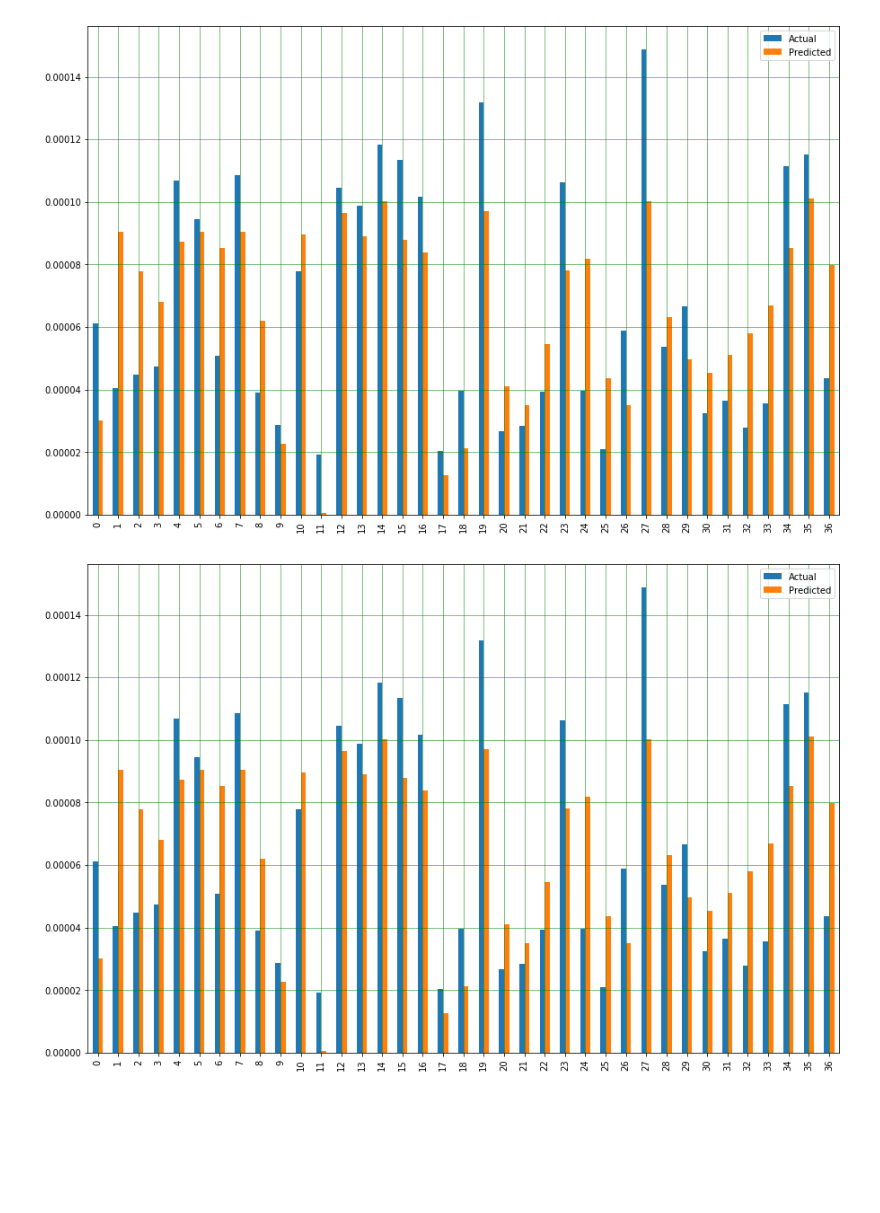
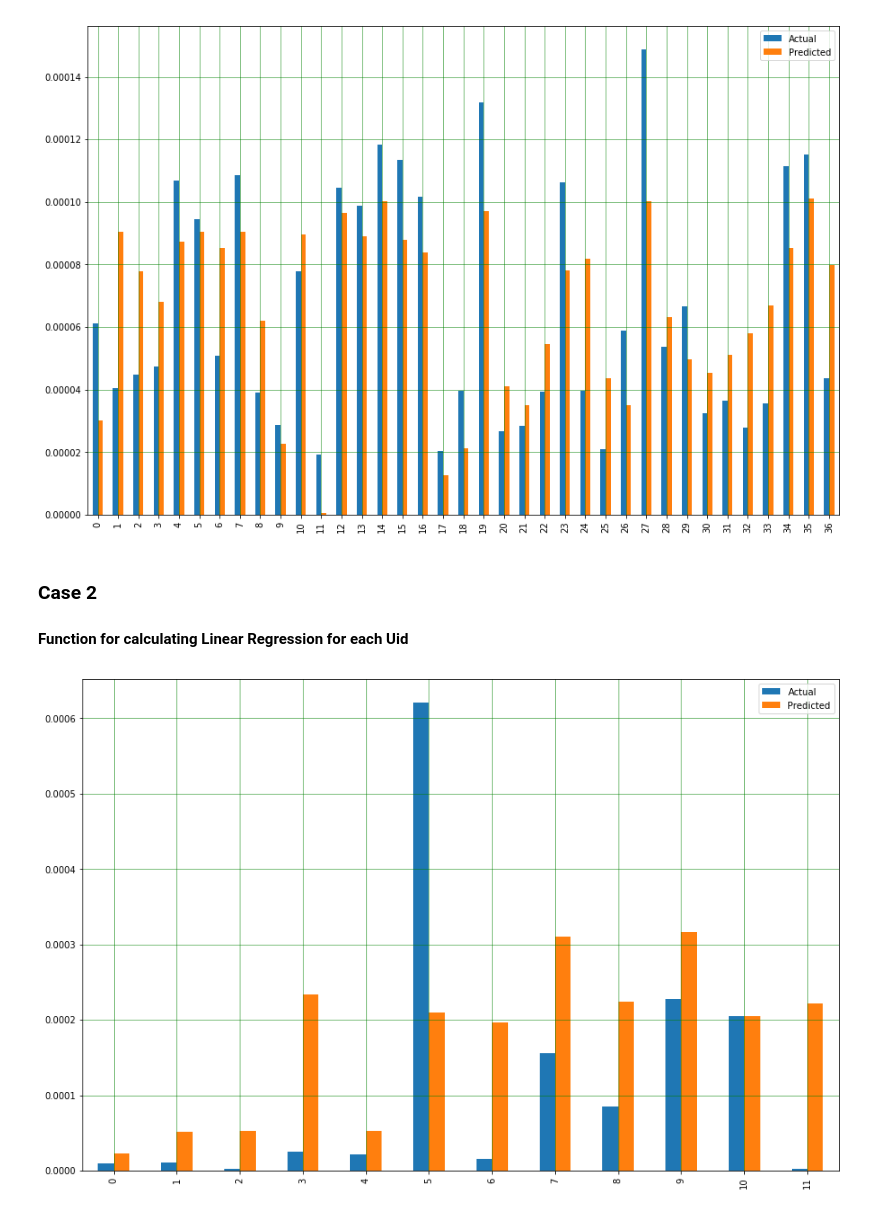
Before and after one commit to kedrboje/tst, a Jupyter notebook: mainLR.ipynb, the cells around one changed output. Drawn from its saved outputs; the diff is of its cells as text; code cells hidden in the pictures; blank space fills up the shorter version.

```diff
--- a/mainLR.ipynb
+++ b/mainLR.ipynb
@@ -196,26 +161,29 @@ plt.grid(which='minor', linestyle=':', linewidth='0.5', color='black')
 plt.show()
 # %% [output]
 [figure]
+# %% [markdown]
+### Case 2
+#### Function for calculating Linear Regression for each Uid
 # %%
 def get_uid_model(uid: int, df):
     main_df = df[df['Uid code'] == uid].copy()
     x = main_df[['Sale', 'ND']].values
     y = main_df['PoS'].values
     X_train, X_test, Y_train, Y_test = train_test_split(x, y, test_size=0.2, random_state=0)
     model = LinearRegression().fit(X_train, Y_train)
     coeff_df = pd.DataFrame(model.coef_, main_df[['Sale', 'ND']].columns, columns=['Coefficient'])
     y_pred = model.predict(X_test)
     df_pred = pd.DataFrame({'Actual': Y_test, 'Predicted': y_pred})
     return model, coeff_df, df_pred
 
 def show_plt(df_pred):
     main_df = df_pred
     main_df.plot(kind='bar',figsize=(15,10))
     plt.grid(which='major', linestyle='-', linewidth='0.5', color='green')
     plt.grid(which='minor', linestyle=':', linewidth='0.5', color='black')
     plt.show()
 
-model0, c0, df_pred0 = get_uid_model(0, df)
+model0, c0, df_pred0 = get_uid_model(70, df)
 show_plt(df_pred0)
 # %% [output]
-[figure, old version]
+[figure, new version]
```
Also changed, not shown: parts of 7 cells of this notebook.
